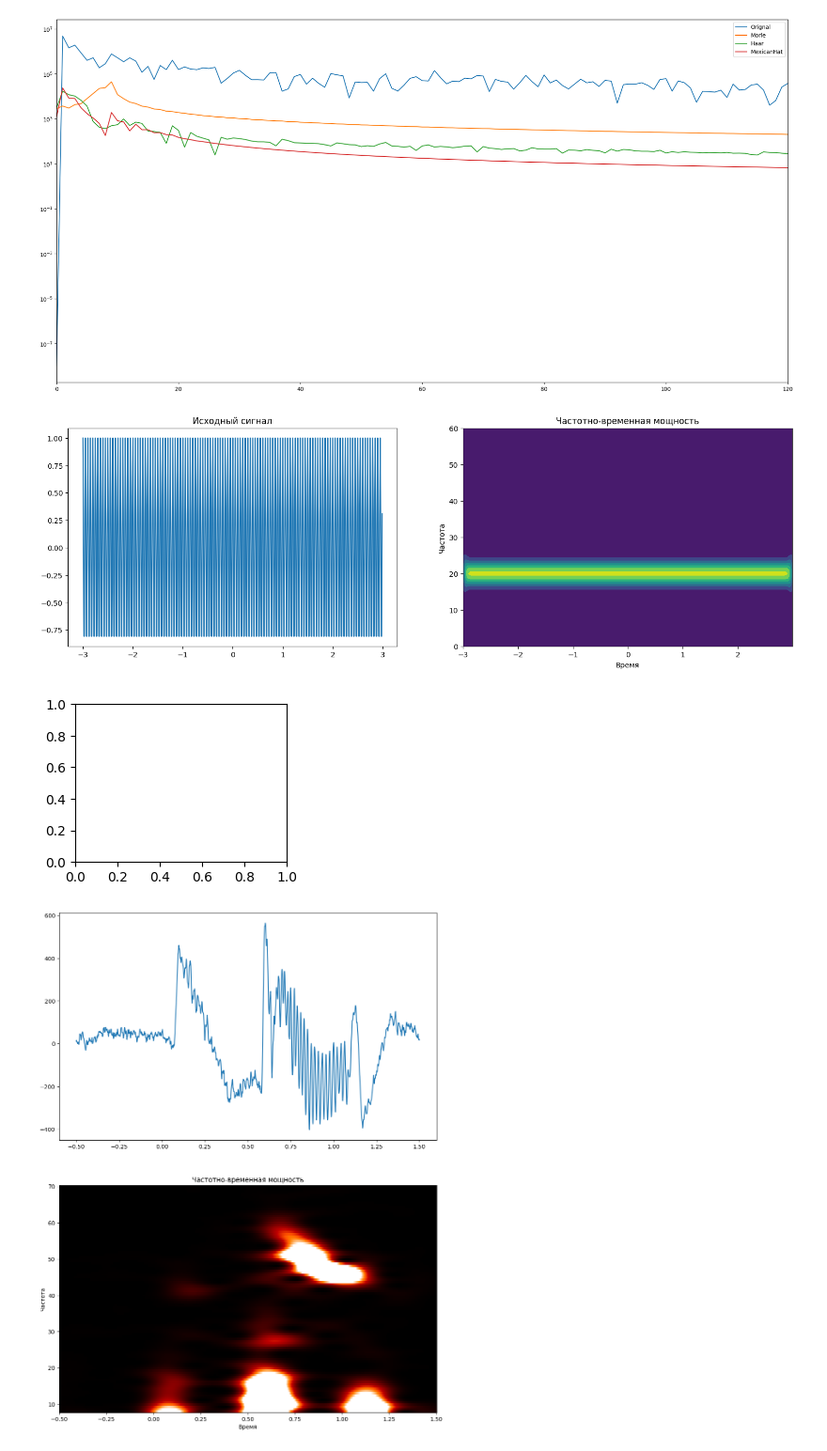
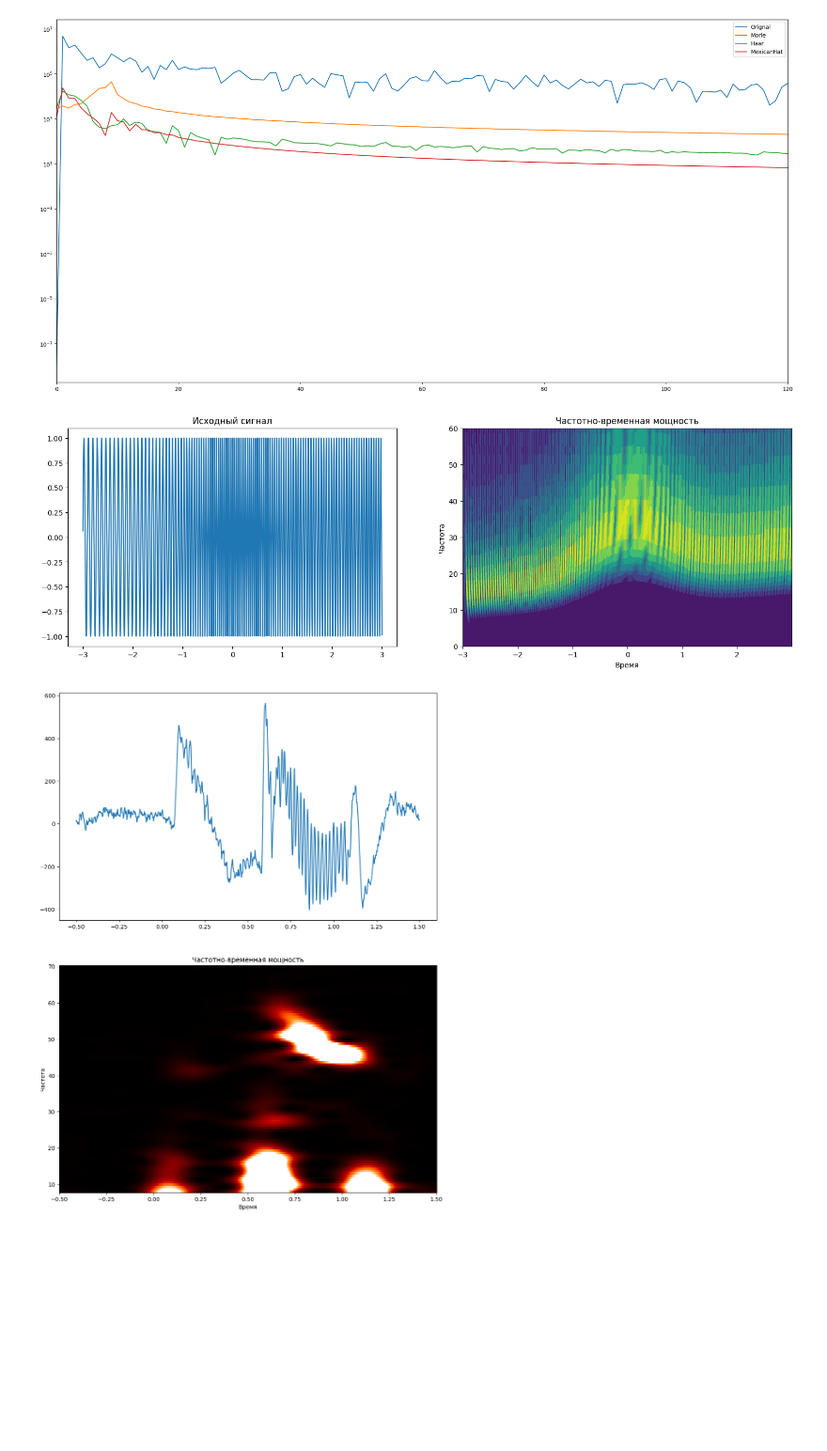
Before and after one commit to JooudDoo/DigitalSignals, a Jupyter notebook: lab_6.ipynb, the cells around one changed output. Shown at 94% size. Drawn from its saved outputs; the diff is of its cells as text; code cells hidden in the pictures; blank space fills up the shorter version.

```diff
--- a/lab_6.ipynb
+++ b/lab_6.ipynb
@@ -15,16 +15,18 @@ SAMPLE_RATE = fr * 5 + 1
 def MorleWewlet(t, freq = 2, sigma=0.1):
     return np.exp((-t**2)/(sigma**2)) * np.exp(1j * 2 * np.pi * freq * t)
 
-def MexicanHat(t, sigma=0.1):
-    return (1 - t**2) * np.exp(-t**2 / (2 * sigma**2))
+def MexicanHat(t, freq=1, sigma=0.1):
+    return (1 - t**2) * np.exp(-t**2 / (2 * sigma**2)) * np.cos(2 * np.pi * freq * t)
 
-def Haar(t):
-    if 0 <= t < 0.5:
-        return 1
-    elif 0.5 <= t < 1:
-        return -1
-    else:
-        return 0
+def Haar(t, freq=1):
+    t_scaled = t * freq
+    result = np.zeros_like(t_scaled)
+
+    result[(0 <= t_scaled) & (t_scaled < 0.5)] = 1
+    result[(0.5 <= t_scaled) & (t_scaled < 1)] = -1
+
+    return result
+
 
 def create_wavelet_signal(wavelet_function, t_start, t_end, samples, wavelet_params={}):
     time = np.linspace(t_start, t_end, samples)
@@ -222,39 +224,40 @@ def compute_time_frequency(time, signal, Freq2, Ws, wewlet_time=None):
     sigX = scipy.fftpack.fft(signal, conv)
     tf = np.zeros((len(Freq2), len(time)))
 
     for fi in range(len(Freq2)):
         waveX = scipy.fftpack.fft(Ws[fi, :], conv)
         waveX = waveX / np.max(waveX)
         conv_res = scipy.fftpack.ifft(waveX * sigX)
         conv_res = conv_res[half - 1: -half][:time.shape[0]]
         tf[fi, :] = np.abs(conv_res)**2
 
     return tf
 
 
-samples_rate = 100
+samples_rate = 1000
 time_series = np.arange(-3, 3, 1/samples_rate)
-# signal = create_signal(time_series, samples_rate)
-signal = np.cos(time_series * np.pi * 20 * 2)
-Freq2, Ws = create_wavelets(MorleWewlet, time_series, Freq1=70, Freq2_max=60, wavelet_params={"sigma":0.07})
+signal = create_signal(time_series, samples_rate)
+# signal = np.cos(time_series * np.pi * 20 * 2)
+# Freq2, Ws = create_wavelets(MexicanHat, time_series, Freq1=70, Freq2_max=60, wavelet_params={"sigma":0.07})
+# Freq2, Ws = create_wavelets(MorleWewlet, time_series, Freq1=70, Freq2_max=60, wavelet_params={"sigma":0.07})
+Freq2, Ws = create_wavelets(Haar, time_series, Freq1=70, Freq2_max=60)
 tf = compute_time_frequency(time_series, signal, Freq2, Ws)
 
 fig = plt.figure(figsize=(18, 12))
 plt.subplot(221)
 plt.title("Исходный сигнал")
 plt.plot(time_series, signal)
 
 
 plt.subplot(222)
 plt.contourf(time_series, Freq2, tf)
 plt.xlabel('Время')
 plt.ylabel('Частота')
 plt.title('Частотно-временная мощность')
 
 plt.show()
 # %% [output]
-[figure, old version]
+[figure, new version]
-[figure, removed]
 # %%
 braindata = sio.loadmat('Lab6_Data.mat')
 time_vec = braindata['timevec'][0]
```
Also changed, not shown: parts of 1 cell of this notebook, 1 other file.
